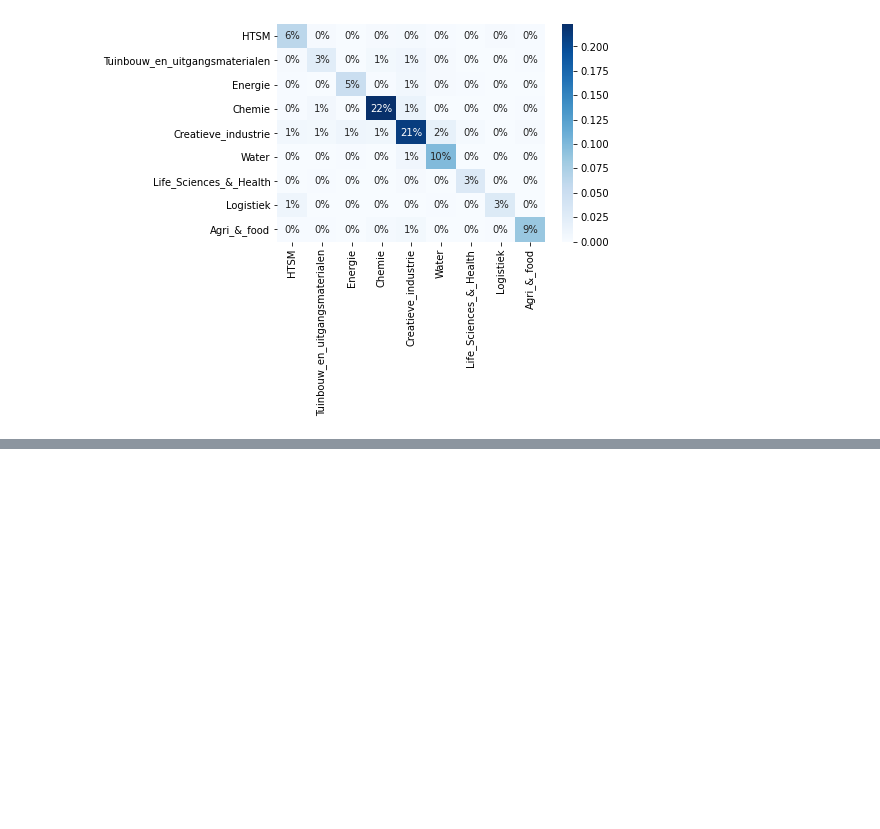
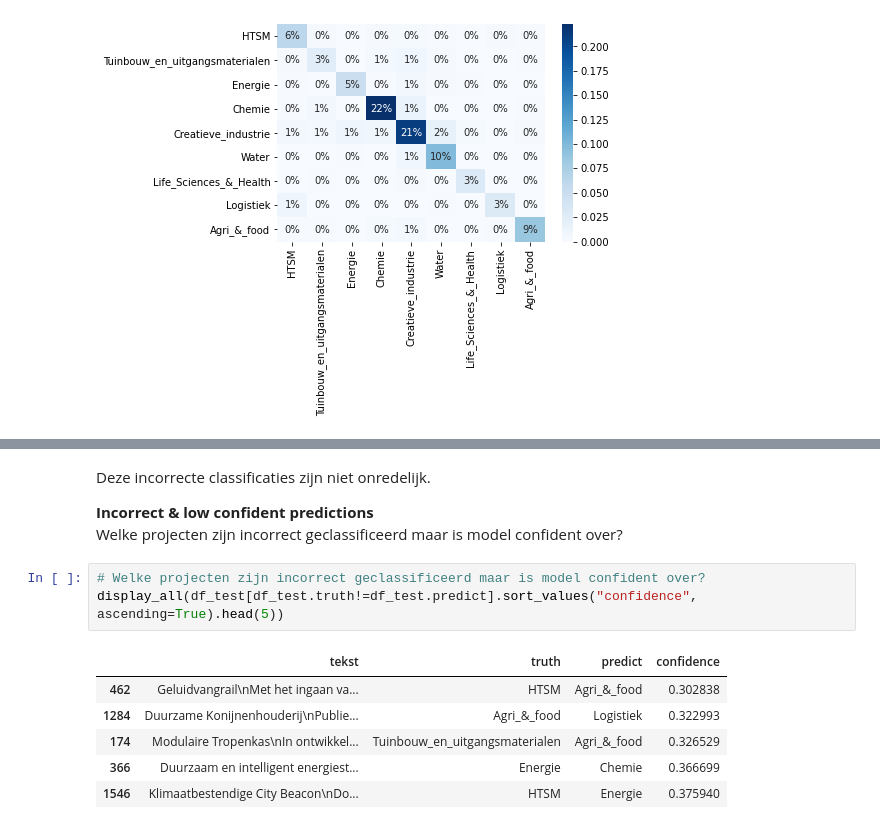
Before and after one commit to basvandenbroek/nlp_inspiratie, a Jupyter notebook: 03_nlp_bert_classificatie.ipynb, the cells around one changed output, grey strips where cells are left out. Drawn from its saved outputs; the diff is of its cells as text; blank space fills up the shorter version.

```diff
--- a/03_nlp_bert_classificatie.ipynb
+++ b/03_nlp_bert_classificatie.ipynb
@@ -187,0 +210,15 @@ accuracy_score: 0.8206229860365198
+# %% [markdown]
+Deze incorrecte classificaties zijn niet onredelijk.
+
+**Incorrect & low confident predictions**
+Welke projecten zijn incorrect geclassificeerd maar is model confident over?
+# %%
+# Welke projecten zijn incorrect geclassificeerd maar is model confident over?
+display_all(df_test[df_test.truth!=df_test.predict].sort_values("confidence", ascending=True).head(5))
+# %% [output]
+|  | tekst | truth | predict | confidence |
+| 462 | Geluidvangrail\nMet het ingaan va... | HTSM | Agri_&_food | 0.302838 |
+| 1284 | Duurzame Konijnenhouderij\nPublie... | Agri_&_food | Logistiek | 0.322993 |
+| 174 | Modulaire Tropenkas\nIn ontwikkel... | Tuinbouw_en_uitgangsmaterialen | Agri_&_food | 0.326529 |
+| 366 | Duurzaam en intelligent energiest... | Energie | Chemie | 0.366699 |
+| 1546 | Klimaatbestendige City Beacon\nDo... | HTSM | Energie | 0.375940 |
```
Also changed, not shown: parts of 4 cells of this notebook.
